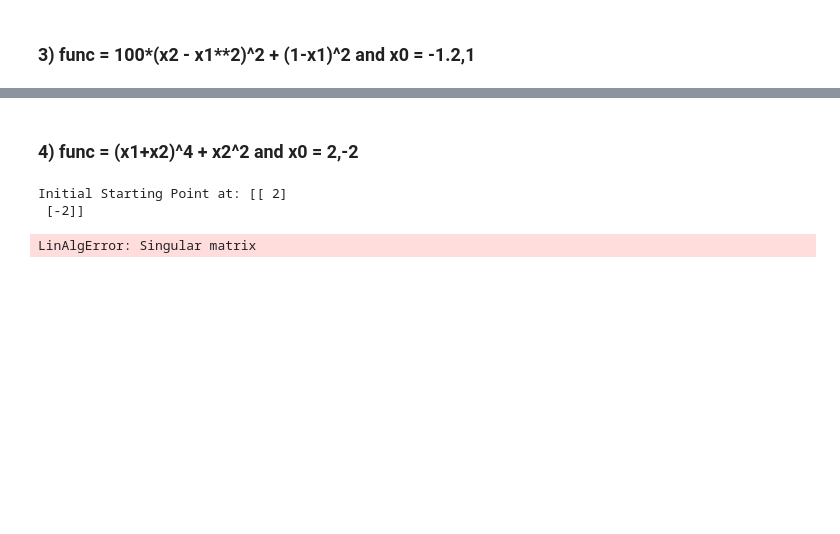
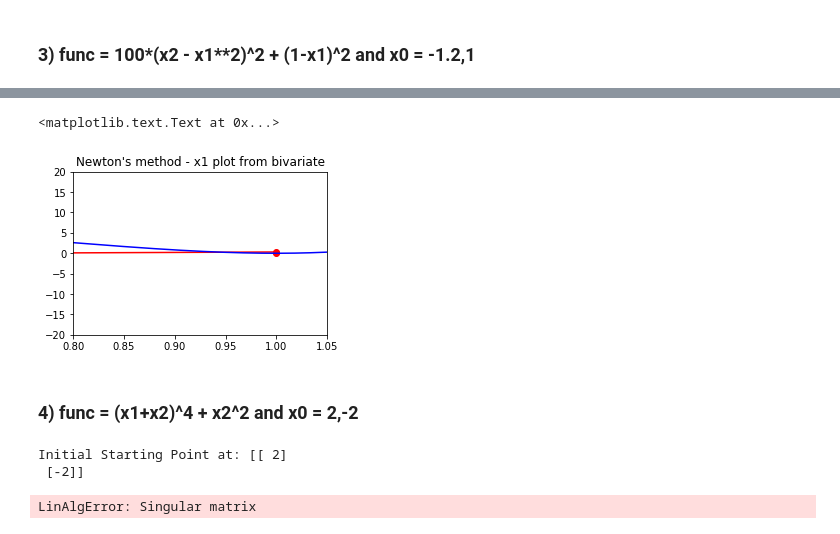
Before and after one commit to royxss/OptimizationAlgo, a Jupyter notebook: Newtons Method Algorithm.ipynb, the cells around one changed output, grey strips where cells are left out. Cells and saved outputs as stored; diff of their text form; code cells hidden in the pictures; blank space fills up the shorter version.

```diff
--- a/Newtons Method Algorithm.ipynb
+++ b/Newtons Method Algorithm.ipynb
@@ -396,3 +454,24 @@ runtime:  0.02801990509033203
+# %%
+x = np.linspace(-2,2,10000)
+y = np.linspace(-2,2,10000)
+
+# Get x1 values. i.e. first column from matrix
+x1valsArray = np.asmatrix(np.asarray(xlist))
+x1vals = list(np.squeeze(np.matrix.tolist(x1valsArray[:,0])))
+
+# Plot the descent
+plt.figure(figsize=[10,3])
+plt.subplot(1,2,1)
+plt.scatter(x1vals,ylist,c="r")
+
+plt.plot(x1vals,ylist,c="r")
+plt.plot(x,f(x,y), c="b")
+plt.ylim([-20,20])
+plt.xlim([0.8,1.05])
+plt.title("Newton's method - x1 plot from bivariate")
+# %% [output]
+<matplotlib.text.Text at 0x...>
+[figure, added]
 # %% [markdown]
 ### 4) func = (x1+x2)^4 + x2^2 and x0 = 2,-2
 # %%
```
Also changed, not shown: parts of 14 cells of this notebook.
